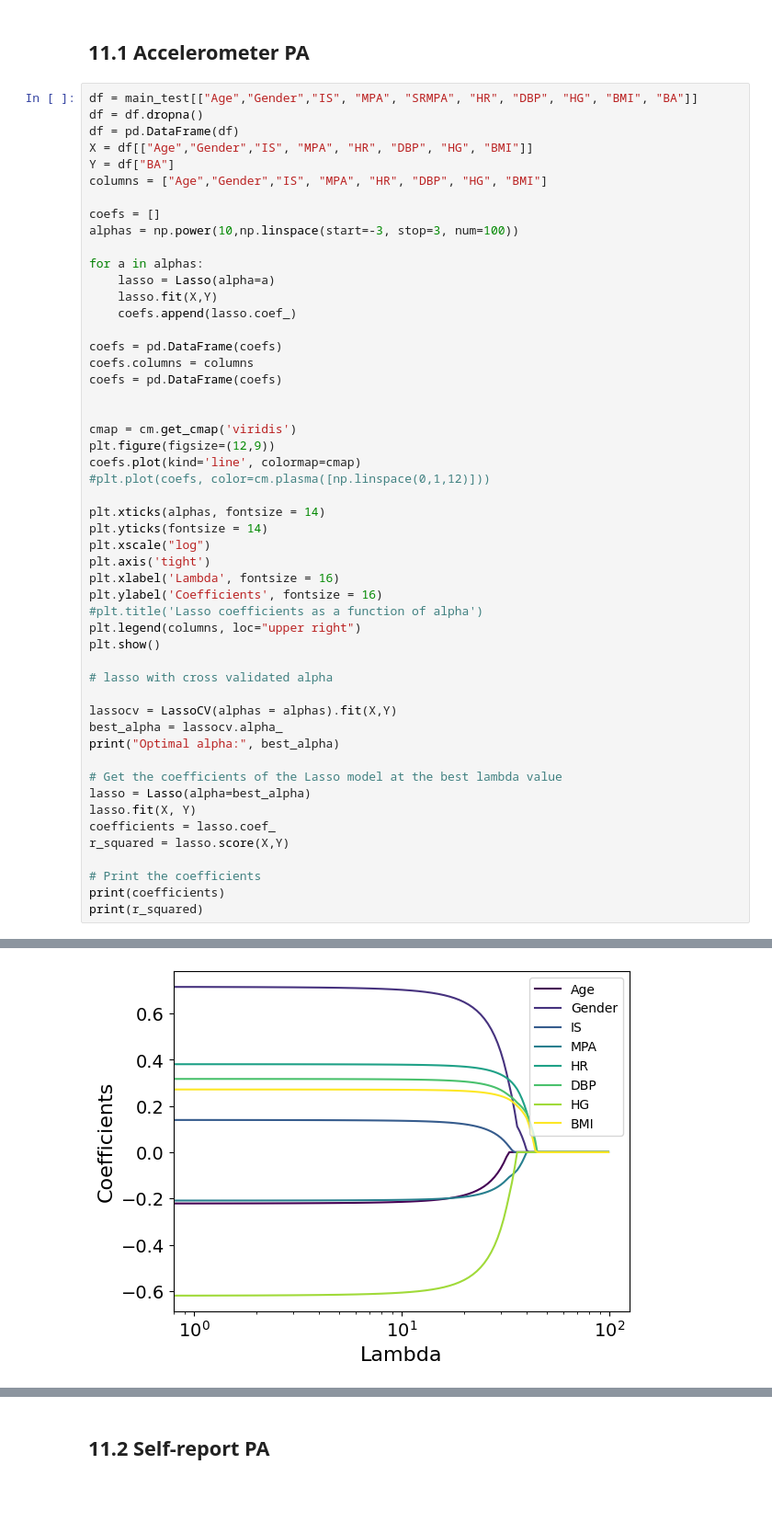
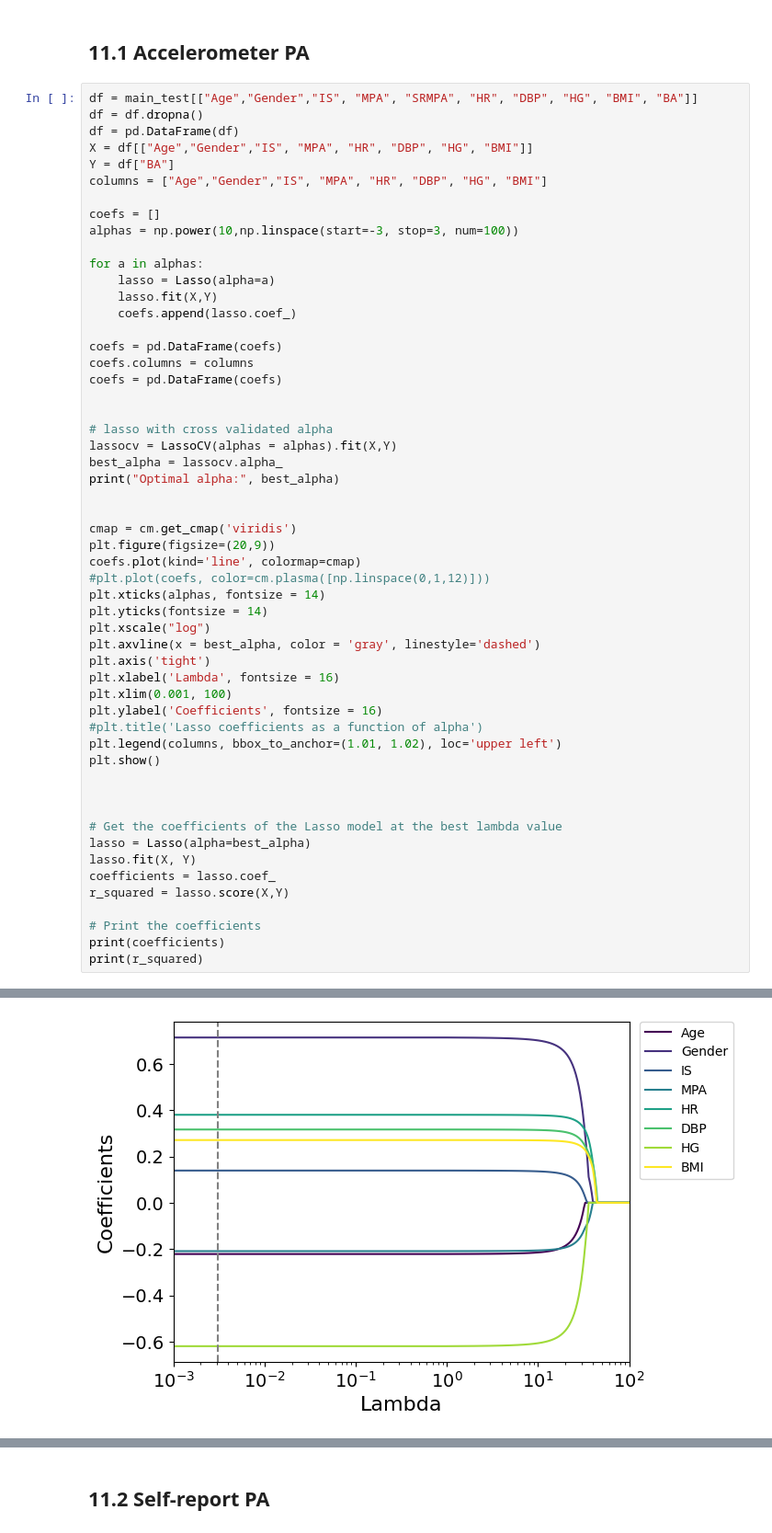
Before and after one commit to ivychad/Physical-Activity-BrainAGE, a Jupyter notebook: 3A Analysis.ipynb, the cells around one changed output, grey strips where cells are left out. Shown at 92% size. Saved outputs shown, nothing was run; the diff lists cells and outputs as text; blank space fills up the shorter version.

Commit message:
lasso figures

```diff
--- a/3A Analysis.ipynb
+++ b/3A Analysis.ipynb
@@ -1245,26 +1195,29 @@ coefs.columns = columns
 coefs = pd.DataFrame(coefs)
 
 
+# lasso with cross validated alpha
+lassocv = LassoCV(alphas = alphas).fit(X,Y)
+best_alpha = lassocv.alpha_
+print("Optimal alpha:", best_alpha)
+
+
 cmap = cm.get_cmap('viridis')
-plt.figure(figsize=(12,9))
+plt.figure(figsize=(20,9))
 coefs.plot(kind='line', colormap=cmap)
 #plt.plot(coefs, color=cm.plasma([np.linspace(0,1,12)]))
-
 plt.xticks(alphas, fontsize = 14)
 plt.yticks(fontsize = 14)
 plt.xscale("log")
+plt.axvline(x = best_alpha, color = 'gray', linestyle='dashed')
 plt.axis('tight')
 plt.xlabel('Lambda', fontsize = 16)
+plt.xlim(0.001, 100)
 plt.ylabel('Coefficients', fontsize = 16)
 #plt.title('Lasso coefficients as a function of alpha')
-plt.legend(columns, loc="upper right")
+plt.legend(columns, bbox_to_anchor=(1.01, 1.02), loc='upper left')
 plt.show()
 
-# lasso with cross validated alpha
 
-lassocv = LassoCV(alphas = alphas).fit(X,Y)
-best_alpha = lassocv.alpha_
-print("Optimal alpha:", best_alpha)
 
 # Get the coefficients of the Lasso model at the best lambda value
 lasso = Lasso(alpha=best_alpha)
@@ -1280 +1234 @@ print(r_squared)
-[figure, old version]
+[figure, new version]
```
Also changed, not shown: parts of 34 cells of this notebook, 3 other files.
